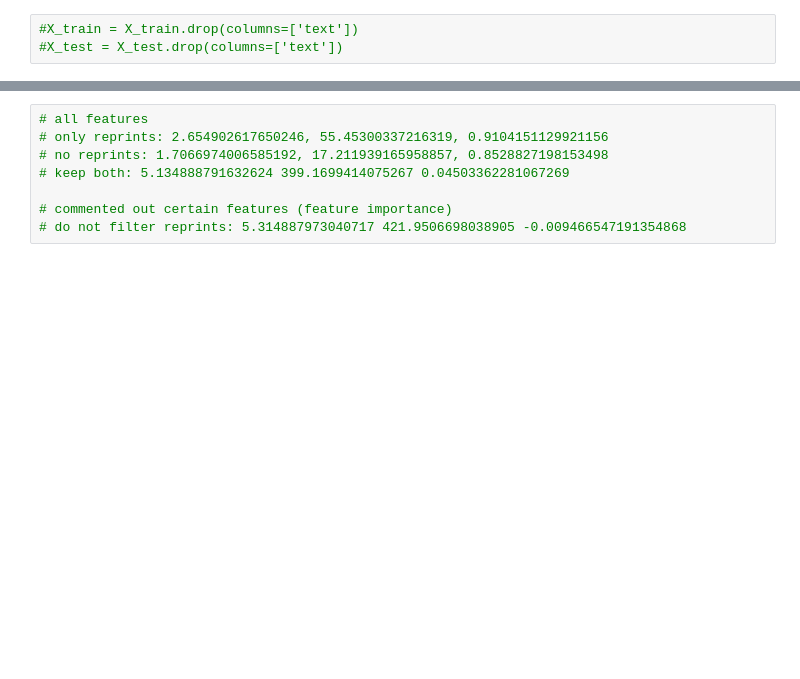
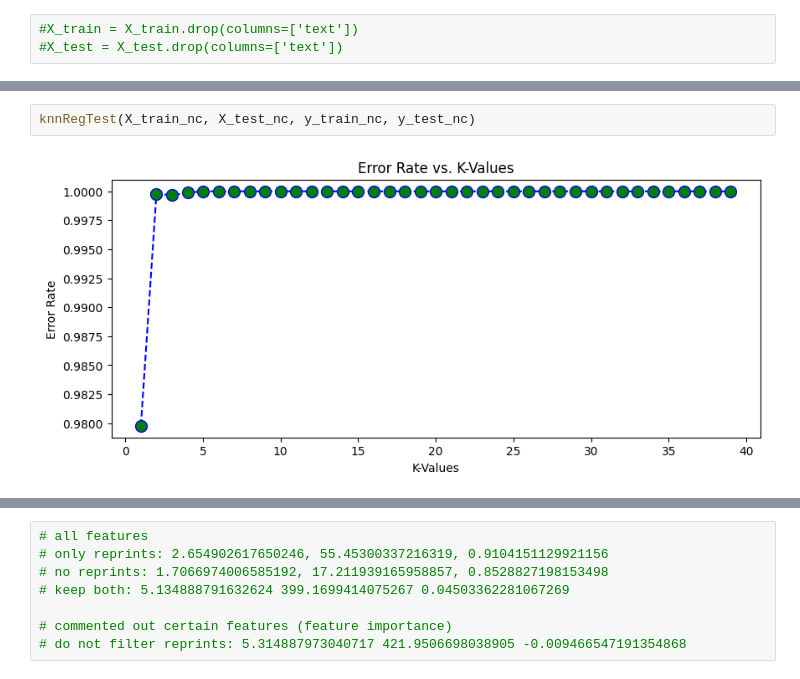
Before and after one commit to janelmjackson/understanding-mtg-card-value-through-ml, a Jupyter notebook: mtgjson_knn_reg.ipynb, the cells around one changed output, grey strips where cells are left out. Drawn from its saved outputs; the diff is of its cells as text; blank space fills up the shorter version.

```diff
--- a/mtgjson_knn_reg.ipynb
+++ b/mtgjson_knn_reg.ipynb
@@ -579,0 +625,4 @@ X_train_pw, X_test_pw, y_train_pw, y_test_pw = train_test_split(X_pw, y_pw, test
+# %%
+knnRegTest(X_train_nc, X_test_nc, y_train_nc, y_test_nc)
+# %% [output]
+[figure, added]
```
Also changed, not shown: parts of 22 cells of this notebook, 1 other file.
